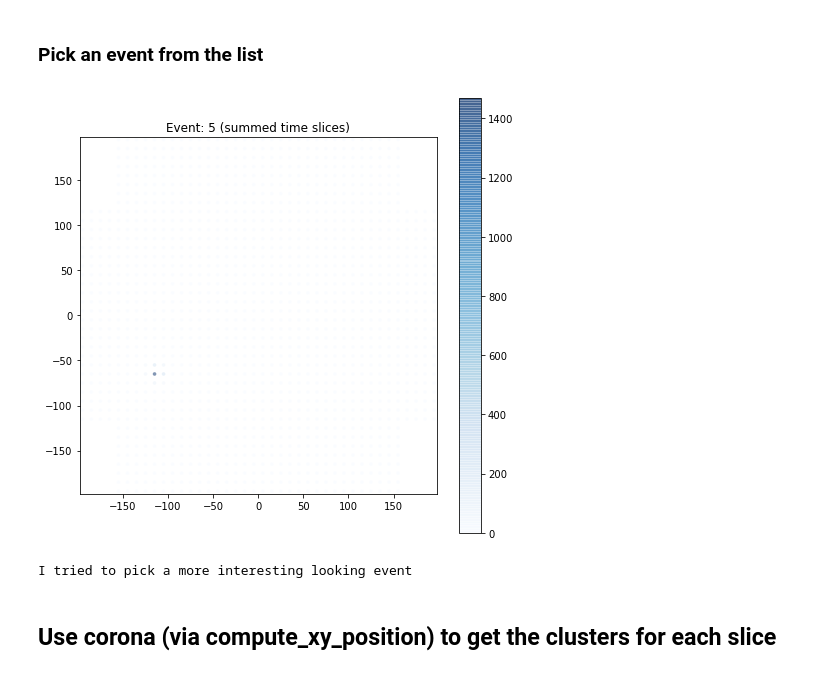
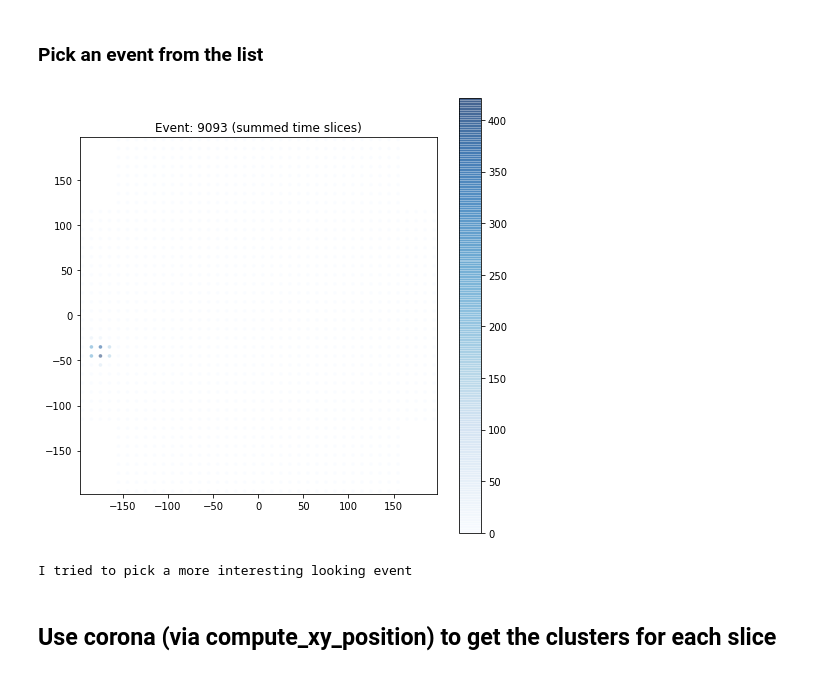
Before and after one commit to abotas/ICARO, a Jupyter notebook: invisible_cities/utils/Corona_Montecarlo.ipynb, the cells around one changed output. Drawn from its saved outputs; the diff is of its cells as text; code cells hidden in the pictures.

```diff
--- a/invisible_cities/utils/Corona_Montecarlo.ipynb
+++ b/invisible_cities/utils/Corona_Montecarlo.ipynb
@@ -141,35 +141,36 @@ def plot_s2si_map_tinker(S2Si, cmap='Blues'):
         xs = DataSensor.X.values
         ys = DataSensor.Y.values
         r = np.ones(len(xs)) * radius
         col = np.zeros(len(xs))
         for sipm in S2Si.values():
             for nsipm, E in sipm.items():
                 ene = np.sum(E)
                 col[nsipm] = ene
         plt.figure(figsize=(8, 8))
         plt.subplot(aspect="equal")
         #circles(xs, ys, r, c=col, alpha=0.5, ec="none", cmap=cmap)
         plt.hist2d(xs, ys, 100, ((-198, 198), (-198, 198)),weights=col)
         plt.colorbar()
 
         plt.xlim(-198, 198)
         plt.ylim(-198, 198)
 
 
 event_numbers, timestamps = get_event_numbers_and_timestamps(pmap_path)
 if Kr: event_number = event_numbers[12]
 if Na: event_number = event_numbers[12]
 #if Co: event_number = event_numbers[4]
-if Co: event_number = event_numbers[5]
+if Co: event_number = event_numbers[9090]
 
 peak=0
 event_time   = timestamps[np.where(event_numbers==event_number)[0]]
 plot_s2si_map(S2Sis[event_number])
+
 plt.title('Event: ' + str(event_number) + ' (summed time slices)')
 plt.show()
 print('I tried to pick a more interesting looking event')
 # %% [output]
-[figure, old version]
+[figure, new version]
 I tried to pick a more interesting looking event
 # %% [markdown]
 ## Use corona (via compute_xy_position) to get the clusters for each slice
```
Also changed, not shown: parts of 11 cells of this notebook.
